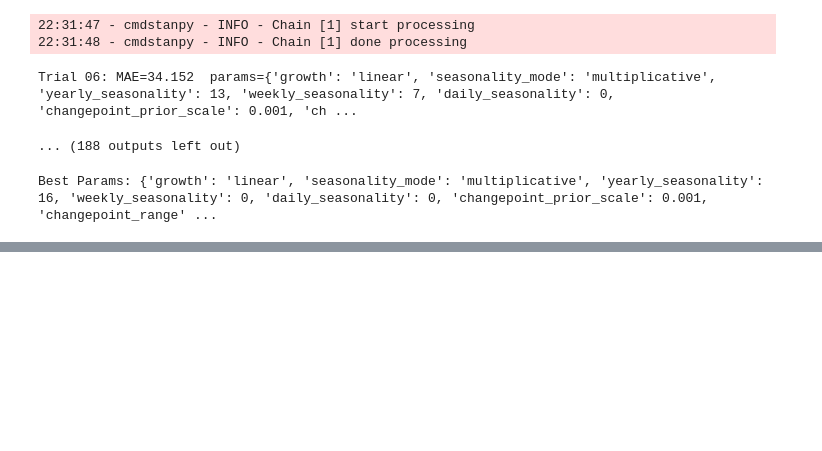
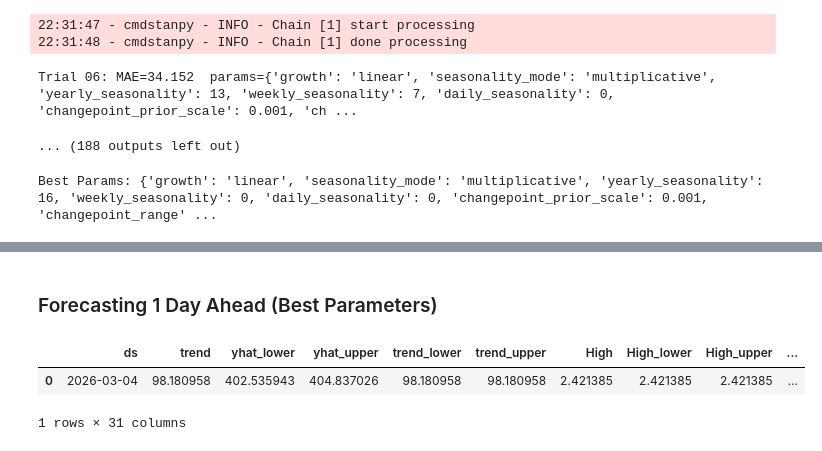
Before and after one commit to eriostre/Stock-Market-Projects, a Jupyter notebook: MSFT_Forecast_by_Prophet.ipynb, the cells around one changed output, grey strips where cells are left out. Cells and saved outputs as stored; diff of their text form; code cells hidden in the pictures; blank space fills up the shorter version.

```diff
--- a/MSFT_Forecast_by_Prophet.ipynb
+++ b/MSFT_Forecast_by_Prophet.ipynb
@@ -359,0 +386,2 @@ plt.show()
+# %% [markdown]
+### Forecasting 1 Day Ahead (Best Parameters)
@@ -359,0 +397,8 @@ plt.show()
+# %%
+# Generate forecasts
+forecast = model_best.predict(future)
+forecast
+# %% [output]
+|  | ds | trend | yhat_lower | yhat_upper | trend_lower | trend_upper | High | High_lower | High_upper | ... |
+| 0 | 2026-03-04 | 98.180958 | 402.535943 | 404.837026 | 98.180958 | 98.180958 | 2.421385 | 2.421385 | 2.421385 | ... |
+1 rows × 31 columns
```
Also changed, not shown: parts of 28 cells of this notebook.
